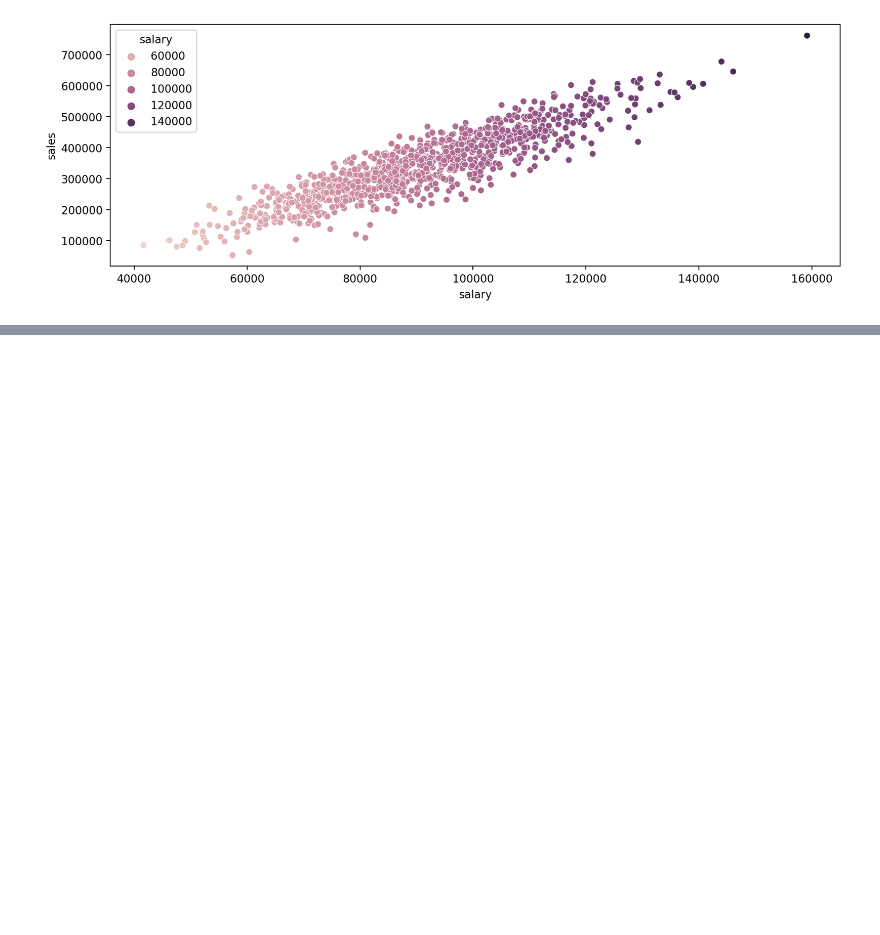
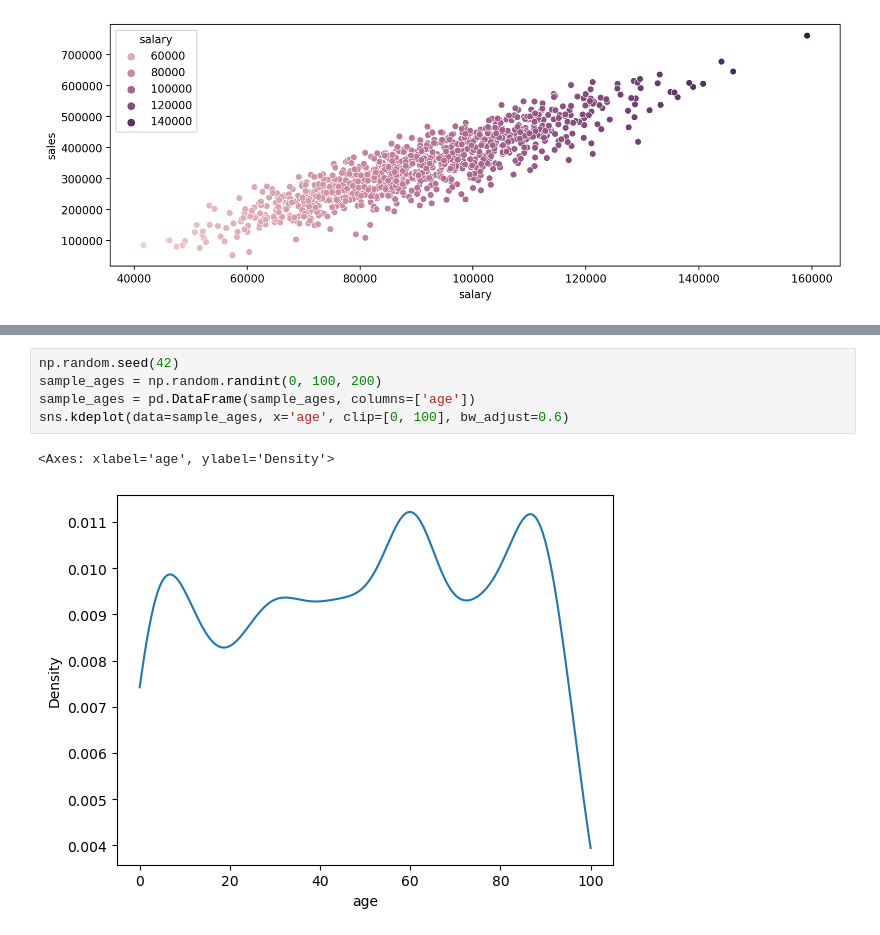
Before and after one commit to savan2508/Jupyter-Notebooks, a Jupyter notebook: Visulization in Python/seaborn.ipynb, the cells around one changed output, grey strips where cells are left out. Cells and saved outputs as stored; diff of their text form; blank space fills up the shorter version.

```diff
--- a/Visulization in Python/seaborn.ipynb
+++ b/Visulization in Python/seaborn.ipynb
@@ -56,0 +67,8 @@ sns.scatterplot(x='salary', y='sales', data=df)
+# %%
+np.random.seed(42)
+sample_ages = np.random.randint(0, 100, 200)
+sample_ages = pd.DataFrame(sample_ages, columns=['age'])
+sns.kdeplot(data=sample_ages, x='age', clip=[0, 100], bw_adjust=0.6)
+# %% [output]
+<Axes: xlabel='age', ylabel='Density'>
+[figure, added]
```
Also changed, not shown: parts of 6 cells of this notebook, 1 other file.
